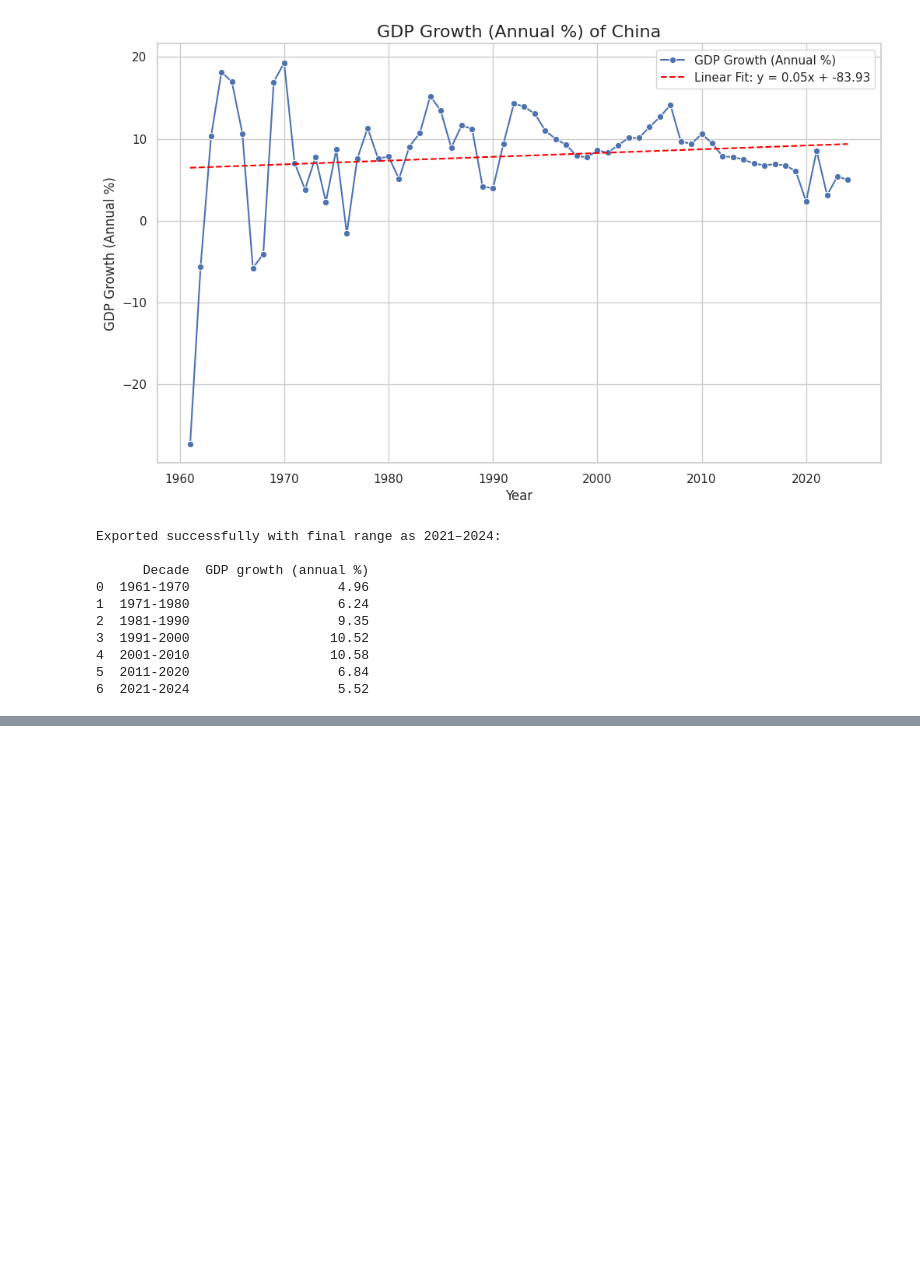
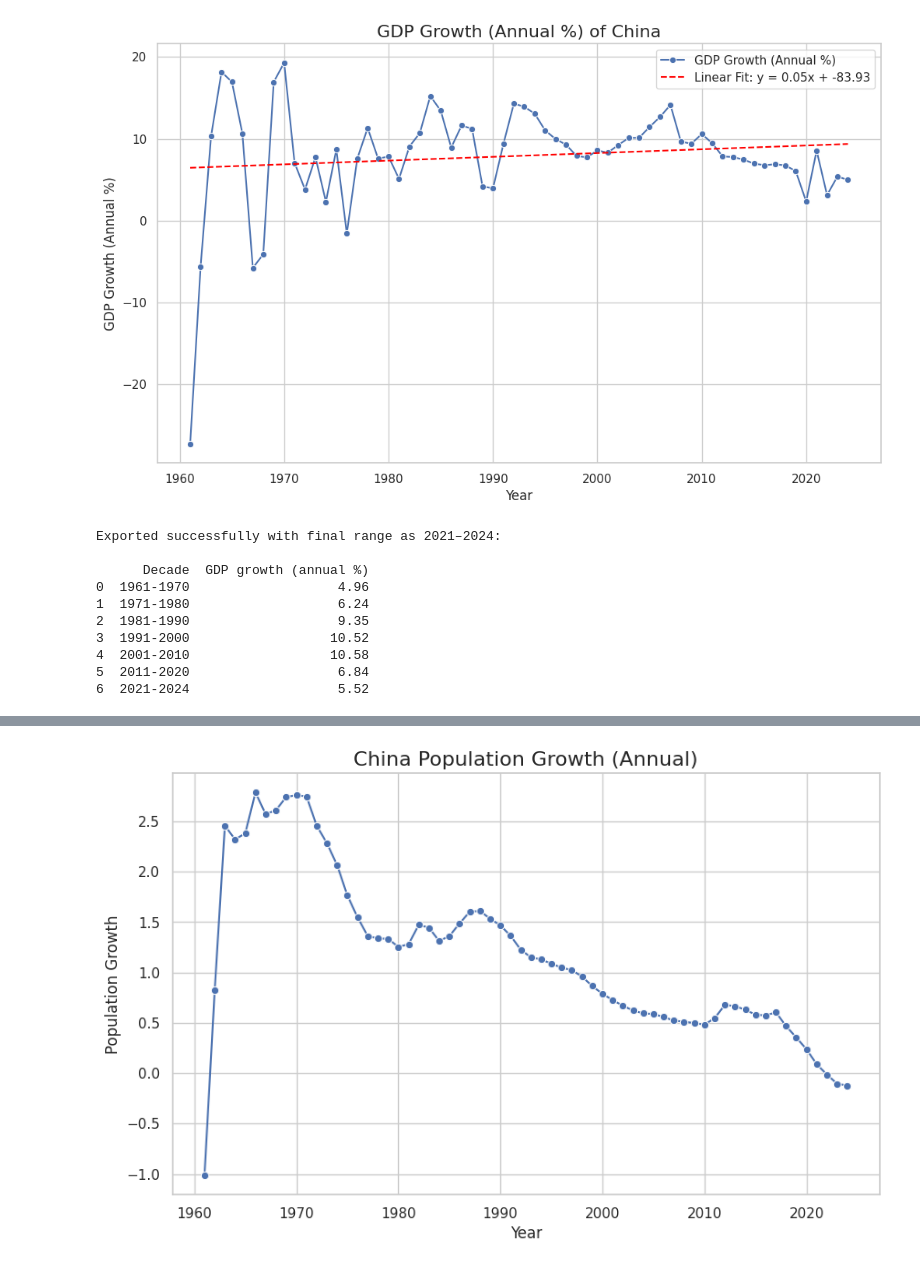
Before and after one commit to Savycode10/Economic-Growth, a Jupyter notebook: China_GDP.ipynb, the cells around one changed output, grey strips where cells are left out. Cells and saved outputs as stored; diff of their text form; code cells hidden in the pictures; blank space fills up the shorter version.

```diff
--- a/China_GDP.ipynb
+++ b/China_GDP.ipynb
@@ -96,0 +123,4 @@ Exported successfully with final range as 2021–2024:
+# %%
+import pandas as pd
+df = pd.read_excel('China Population Growth.xlsx')
+df.head()
@@ -96,0 +134,15 @@ Exported successfully with final range as 2021–2024:
+# %%
+import matplotlib.pyplot as plt
+import seaborn as sns
+# Set the style for the plot
+sns.set_theme(style="whitegrid")
+# Plot the line plot
+plt.figure(figsize=(10, 6))
+sns.lineplot(data=df, x='Year', y='Pop', marker='o')
+plt.title('China Population Growth (Annual)', fontsize=16)
+plt.xlabel('Year', fontsize=12)
+plt.ylabel('Population Growth', fontsize=12)
+plt.grid(True)
+plt.show()
+# %% [output]
+[figure, added]
```
Also changed, not shown: parts of 5 cells of this notebook.
